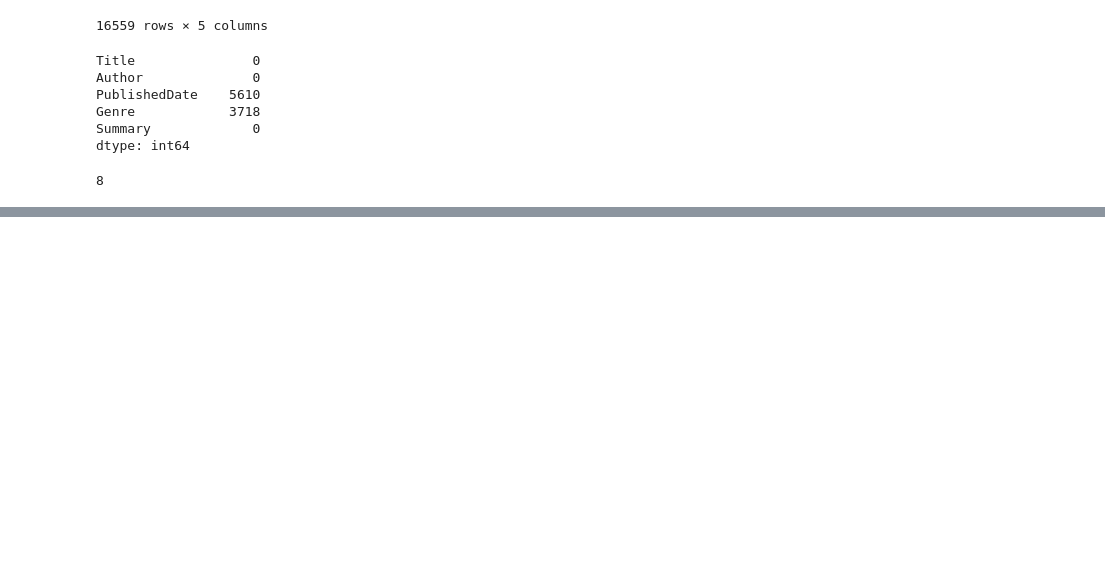
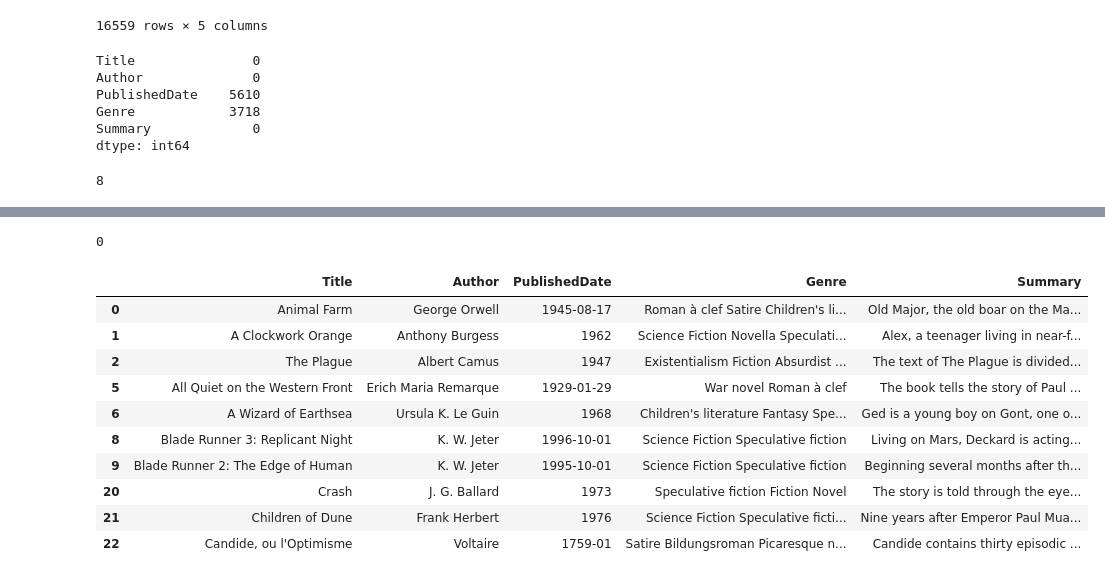
Before and after one commit to archana-rg/books-analysis, a Jupyter notebook: BookGenrePrediction.ipynb, the cells around one changed output, grey strips where cells are left out. Cells and saved outputs as stored; diff of their text form; code cells hidden in the pictures; blank space fills up the shorter version.

```diff
--- a/BookGenrePrediction.ipynb
+++ b/BookGenrePrediction.ipynb
@@ -70,0 +118,18 @@ books_df[['Title', 'Author']].duplicated().sum()
+# %%
+books_df[['Title', 'Author']].duplicated().sum()
+# %% [output]
+0
+# %%
+books_df.head(10)
+# %% [output]
+|  | Title | Author | PublishedDate | Genre | Summary |
+| 0 | Animal Farm | George Orwell | 1945-08-17 | Roman à clef Satire Children's li... | Old Major, the old boar on the Ma... |
+| 1 | A Clockwork Orange | Anthony Burgess | 1962 | Science Fiction Novella Speculati... | Alex, a teenager living in near-f... |
+| 2 | The Plague | Albert Camus | 1947 | Existentialism Fiction Absurdist ... | The text of The Plague is divided... |
+| 5 | All Quiet on the Western Front | Erich Maria Remarque | 1929-01-29 | War novel Roman à clef | The book tells the story of Paul ... |
+| 6 | A Wizard of Earthsea | Ursula K. Le Guin | 1968 | Children's literature Fantasy Spe... | Ged is a young boy on Gont, one o... |
+| 8 | Blade Runner 3: Replicant Night | K. W. Jeter | 1996-10-01 | Science Fiction Speculative fiction | Living on Mars, Deckard is acting... |
+| 9 | Blade Runner 2: The Edge of Human | K. W. Jeter | 1995-10-01 | Science Fiction Speculative fiction | Beginning several months after th... |
+| 20 | Crash | J. G. Ballard | 1973 | Speculative fiction Fiction Novel | The story is told through the eye... |
+| 21 | Children of Dune | Frank Herbert | 1976 | Science Fiction Speculative ficti... | Nine years after Emperor Paul Mua... |
+| 22 | Candide, ou l'Optimisme | Voltaire | 1759-01 | Satire Bildungsroman Picaresque n... | Candide contains thirty episodic ... |
```
Also changed, not shown: parts of 11 cells of this notebook.
